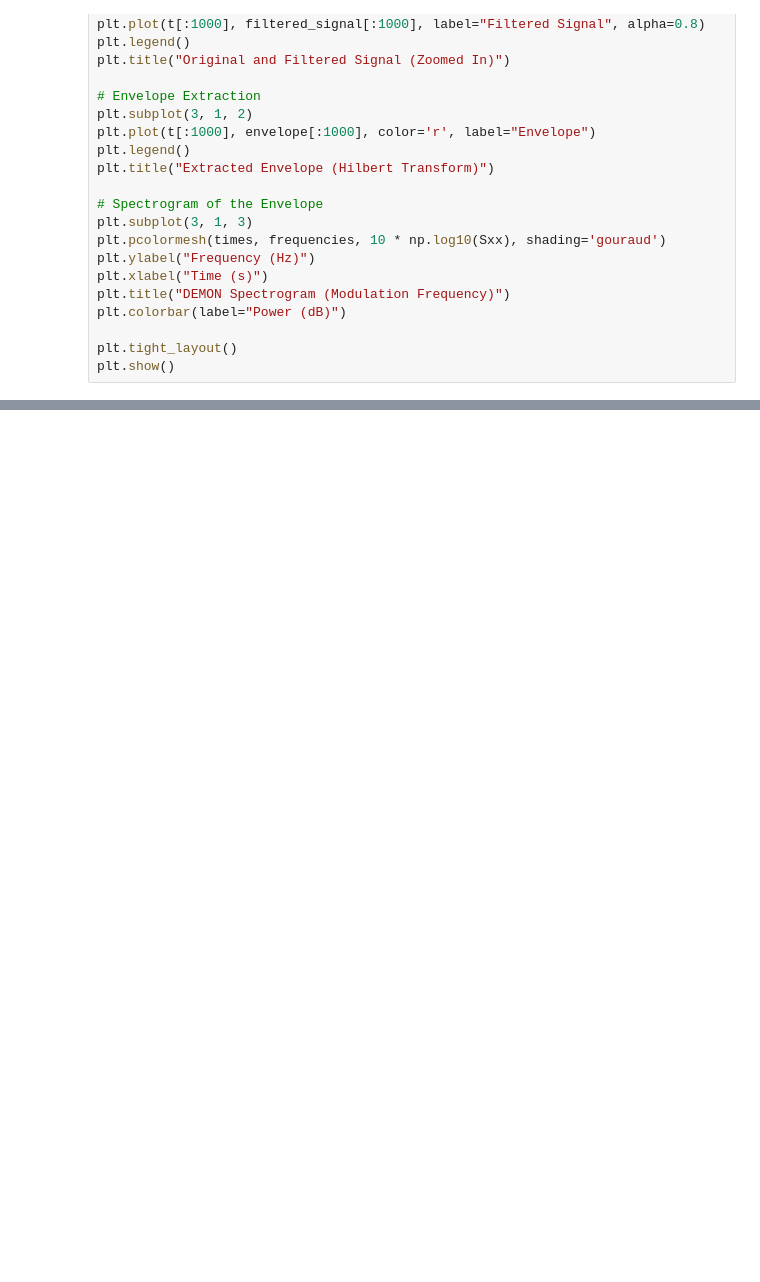
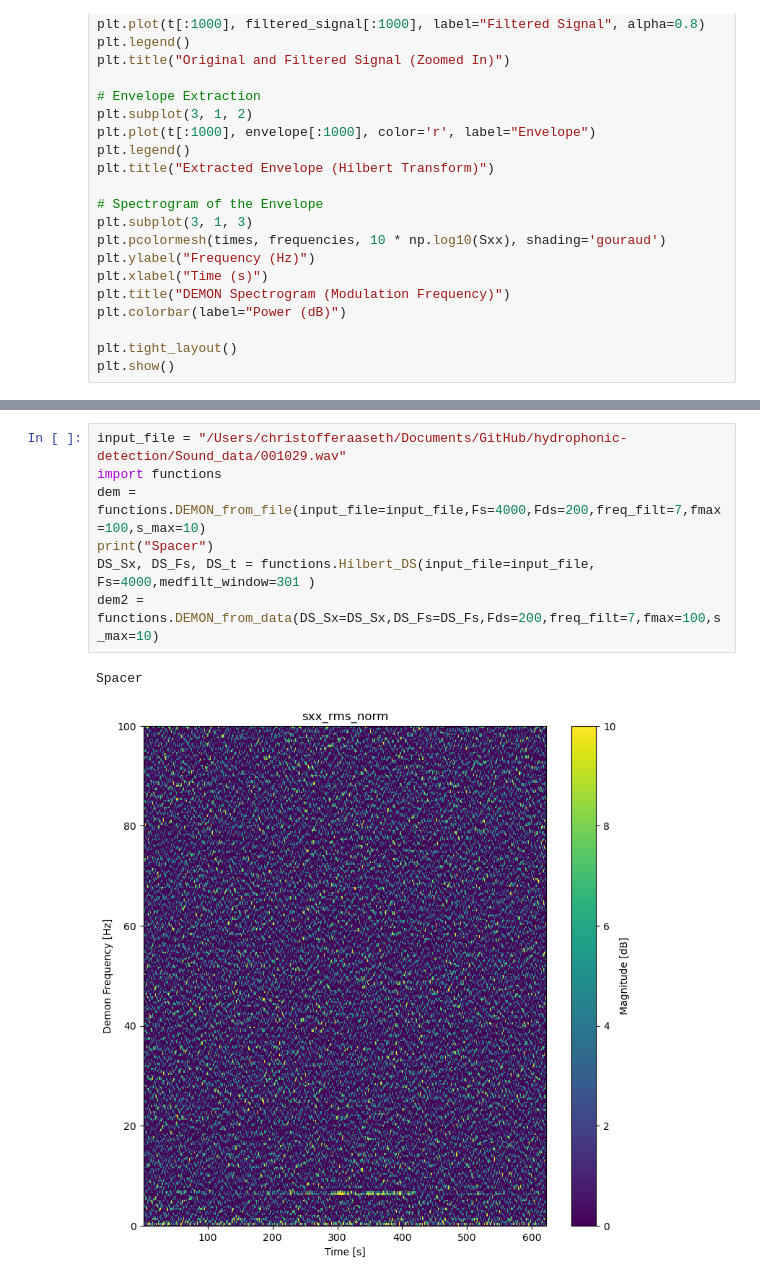
Before and after one commit to josigar123/hydrophonic-detection, a Jupyter notebook: data/Processing_scripts/func_test.ipynb, the cells around one changed output, grey strips where cells are left out. Drawn from its saved outputs; the diff is of its cells as text; blank space fills up the shorter version.

```diff
--- a/data/Processing_scripts/func_test.ipynb
+++ b/data/Processing_scripts/func_test.ipynb
@@ -336,0 +324,10 @@ last possible idx to use: 1700999
+# %%
+input_file = "/Users/christofferaaseth/Documents/GitHub/hydrophonic-detection/Sound_data/001029.wav"
+import functions
+dem = functions.DEMON_from_file(input_file=input_file,Fs=4000,Fds=200,freq_filt=7,fmax=100,s_max=10)
+print("Spacer")
+DS_Sx, DS_Fs, DS_t = functions.Hilbert_DS(input_file=input_file, Fs=4000,medfilt_window=301 )
+dem2 = functions.DEMON_from_data(DS_Sx=DS_Sx,DS_Fs=DS_Fs,Fds=200,freq_filt=7,fmax=100,s_max=10)
+# %% [output]
+Spacer
+[figure, added]
```
Also changed, not shown: parts of 3 cells of this notebook, 8 other files.
